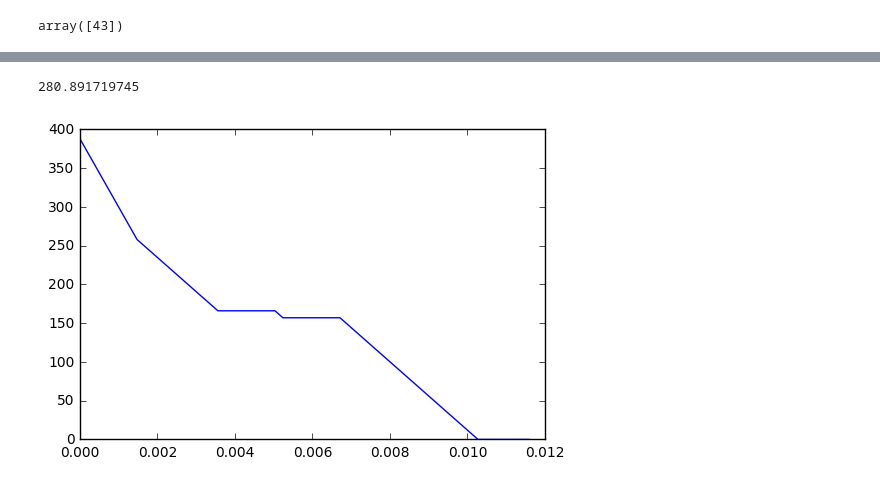
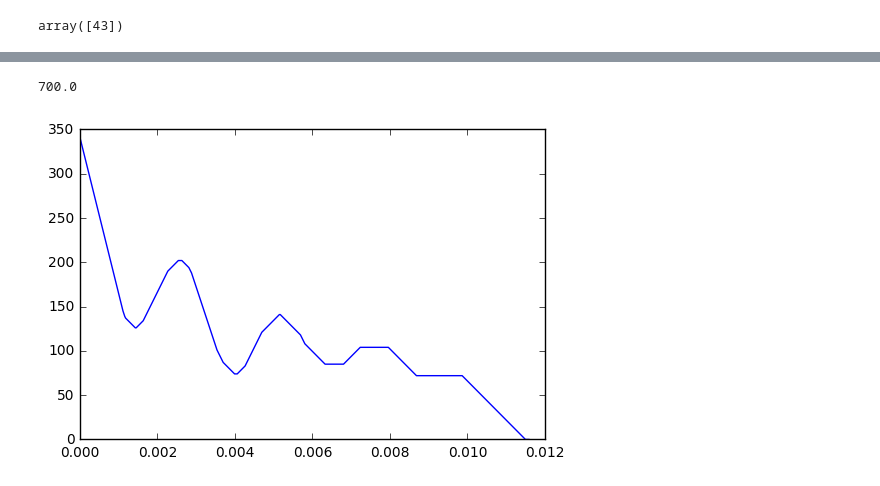
Before and after one commit to nomnom-mst/exhibition, a Jupyter notebook: waveanalyze.ipynb, the cells around one changed output, grey strips where cells are left out. Saved outputs shown, nothing was run; the diff lists cells and outputs as text; code cells hidden in the pictures.

```diff
--- a/waveanalyze.ipynb
+++ b/waveanalyze.ipynb
@@ -49,10 +43,10 @@ array([ 37,  96, 147, 228, 294, 359, 423, 484, 543, 607])
 # %%
-imp.reload(waveinfo)
+imp.reload(wavecontroller)
 imp.reload(pitch)
 wavefile = "a2.wav"
-data = waveinfo.get_smoothed_data("data/original/"+wavefile)
+data = wavecontroller.smoothing(wavecontroller.get_data("data/original/"+wavefile), 4)
 
 pitch.calc_pitch(data, 44100)
 # %% [output]
-280.891719745
+700.0
-[figure, old version]
+[figure, new version]
```
Also changed, not shown: parts of 8 cells of this notebook, 45 other files.
